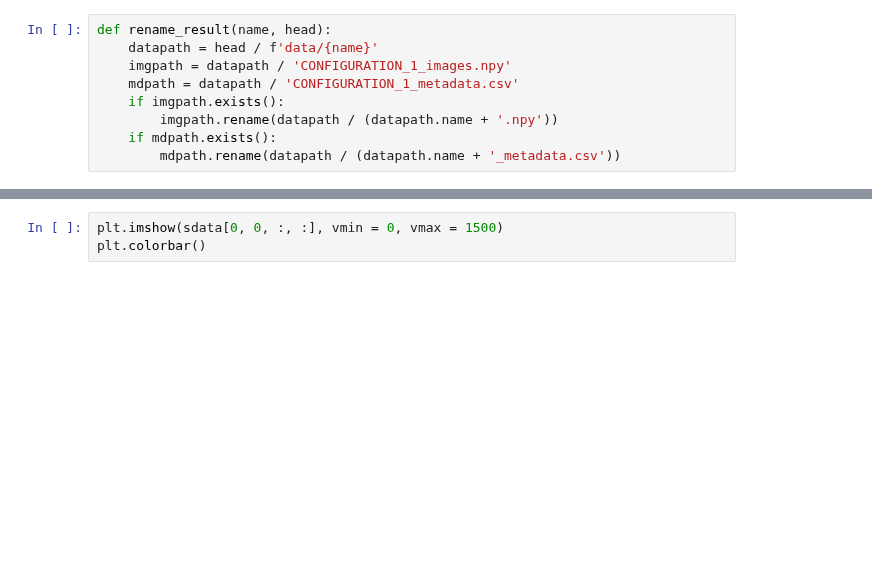
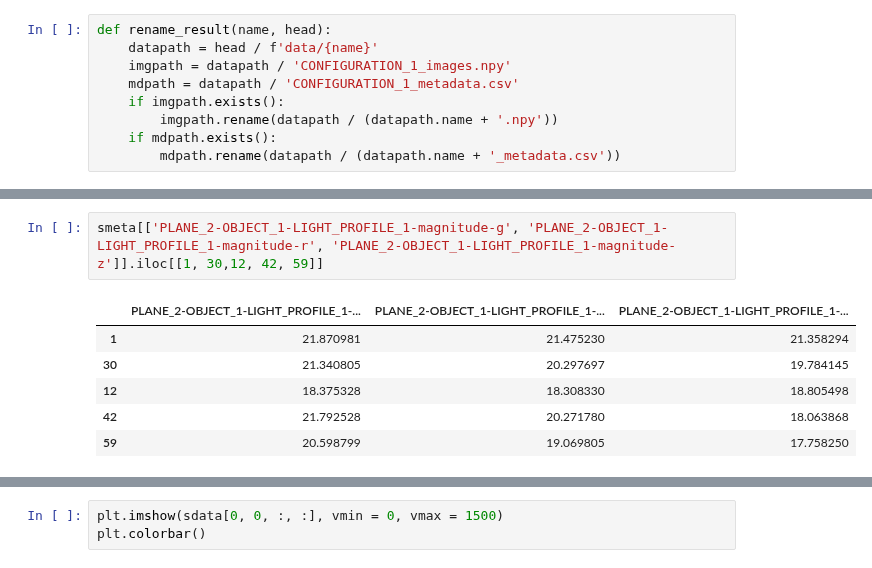
Before and after one commit to deepskies/DomainAdaptiveMVEforLensModeling, a Jupyter notebook: src/sim/notebooks/gen_sim.ipynb, the cells around one changed output, grey strips where cells are left out. Drawn from its saved outputs; the diff is of its cells as text; blank space fills up the shorter version.

```diff
--- a/src/sim/notebooks/gen_sim.ipynb
+++ b/src/sim/notebooks/gen_sim.ipynb
@@ -75,0 +97,9 @@ visualize_data(sdata)
+# %%
+smeta[['PLANE_2-OBJECT_1-LIGHT_PROFILE_1-magnitude-g', 'PLANE_2-OBJECT_1-LIGHT_PROFILE_1-magnitude-r', 'PLANE_2-OBJECT_1-LIGHT_PROFILE_1-magnitude-z']].iloc[[1, 30,12, 42, 59]]
+# %% [output]
+|  | PLANE_2-OBJECT_1-LIGHT_PROFILE_1-... | PLANE_2-OBJECT_1-LIGHT_PROFILE_1-... | PLANE_2-OBJECT_1-LIGHT_PROFILE_1-... |
+| 1 | 21.870981 | 21.475230 | 21.358294 |
+| 30 | 21.340805 | 20.297697 | 19.784145 |
+| 12 | 18.375328 | 18.308330 | 18.805498 |
+| 42 | 21.792528 | 20.271780 | 18.063868 |
+| 59 | 20.598799 | 19.069805 | 17.758250 |
```
Also changed, not shown: parts of 15 cells of this notebook, 7 other files.
